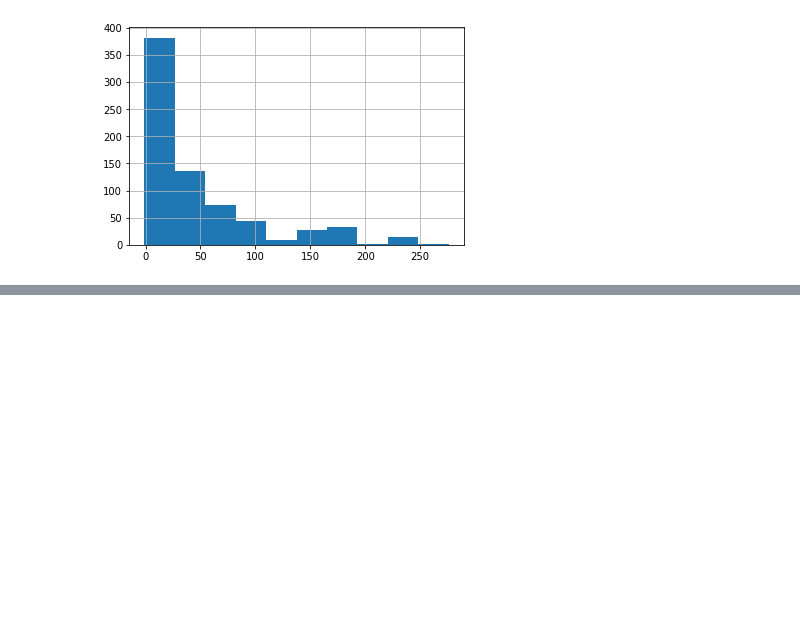
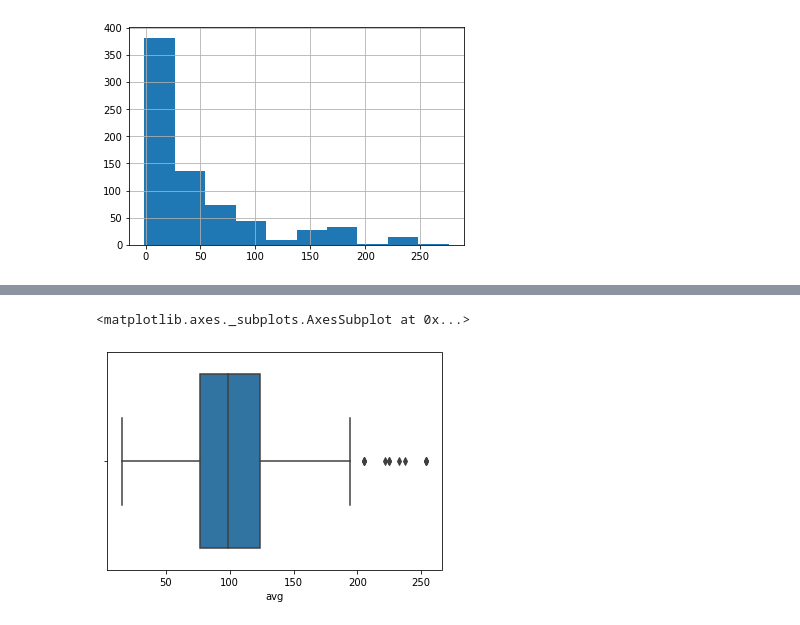
Before and after one commit to Siddharthm1234/Salary-Estimator, a Jupyter notebook: Exploratory Data Analysis/eda.ipynb, the cells around one changed output, grey strips where cells are left out. Cells and saved outputs as stored; diff of their text form; code cells hidden in the pictures; blank space fills up the shorter version.

Commit message:
categorical data

```diff
--- a/Exploratory Data Analysis/eda.ipynb
+++ b/Exploratory Data Analysis/eda.ipynb
@@ -82,0 +100,5 @@ df['age'].hist()
+# %%
+sns.boxplot(x='avg',data=df)
+# %% [output]
+<matplotlib.axes._subplots.AxesSubplot at 0x...>
+[figure, added]
```
Also changed, not shown: parts of 11 cells of this notebook.
